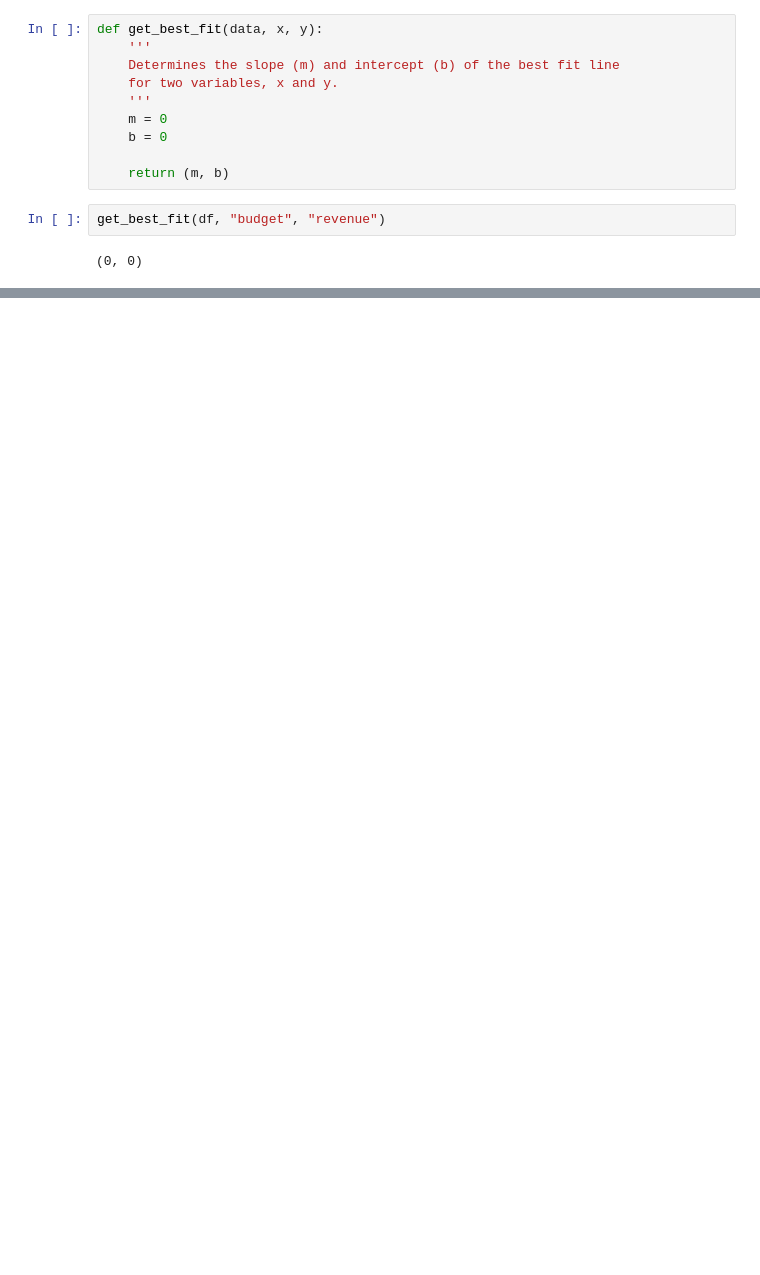
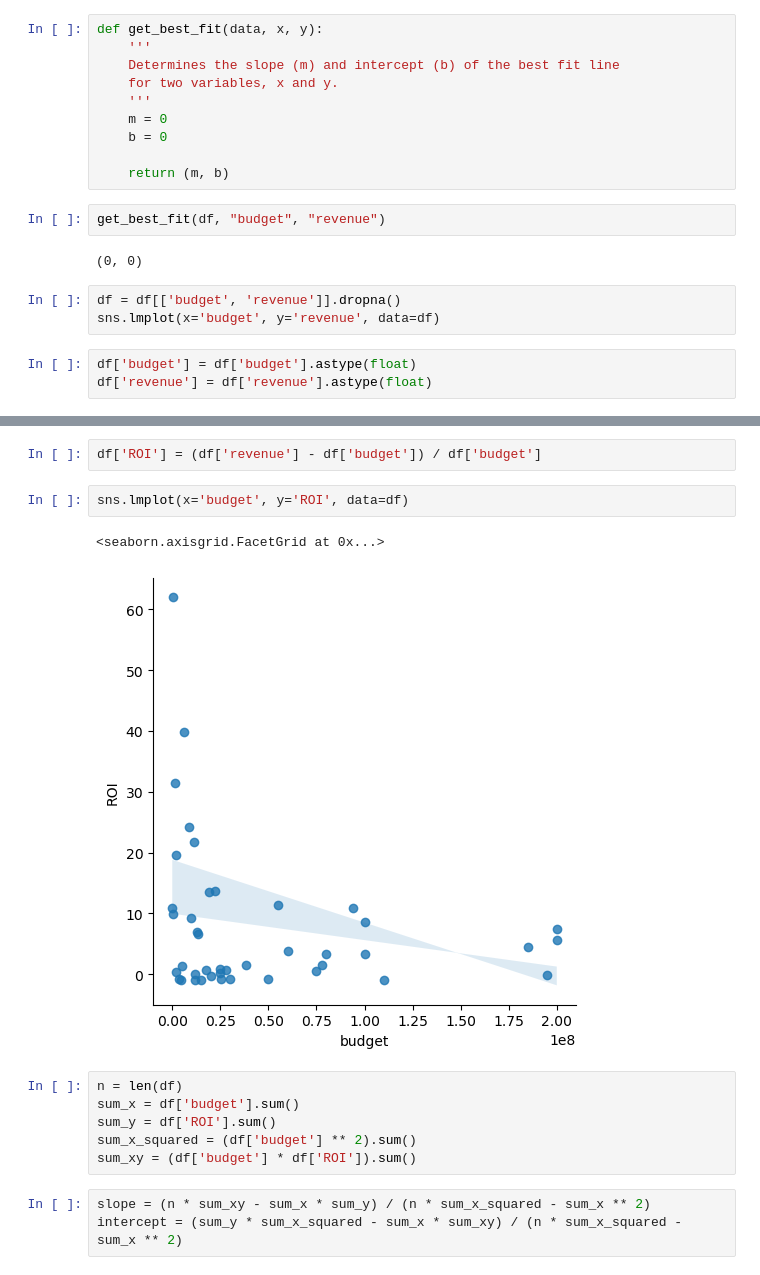
Before and after one commit to applepot437/ai, a Jupyter notebook: sem 1/movies/movies.ipynb, the cells around one changed output, grey strips where cells are left out. Drawn from its saved outputs; the diff is of its cells as text; blank space fills up the shorter version.

```diff
--- a/sem 1/movies/movies.ipynb
+++ b/sem 1/movies/movies.ipynb
@@ -154,3 +154,9 @@ def get_best_fit(data, x, y):
 get_best_fit(df, "budget", "revenue")
 # %% [output]
 (0, 0)
+# %%
+df = df[['budget', 'revenue']].dropna()
+sns.lmplot(x='budget', y='revenue', data=df)
+# %%
+df['budget'] = df['budget'].astype(float)
+df['revenue'] = df['revenue'].astype(float)
@@ -156,0 +179,16 @@ get_best_fit(df, "budget", "revenue")
+# %%
+df['ROI'] = (df['revenue'] - df['budget']) / df['budget']
+# %%
+sns.lmplot(x='budget', y='ROI', data=df)
+# %% [output]
+<seaborn.axisgrid.FacetGrid at 0x...>
+[figure, added]
+# %%
+n = len(df)
+sum_x = df['budget'].sum()
+sum_y = df['ROI'].sum()
+sum_x_squared = (df['budget'] ** 2).sum()
+sum_xy = (df['budget'] * df['ROI']).sum()
+# %%
+slope = (n * sum_xy - sum_x * sum_y) / (n * sum_x_squared - sum_x ** 2)
+intercept = (sum_y * sum_x_squared - sum_x * sum_xy) / (n * sum_x_squared - sum_x ** 2)
```
Also changed, not shown: parts of 14 cells of this notebook.
